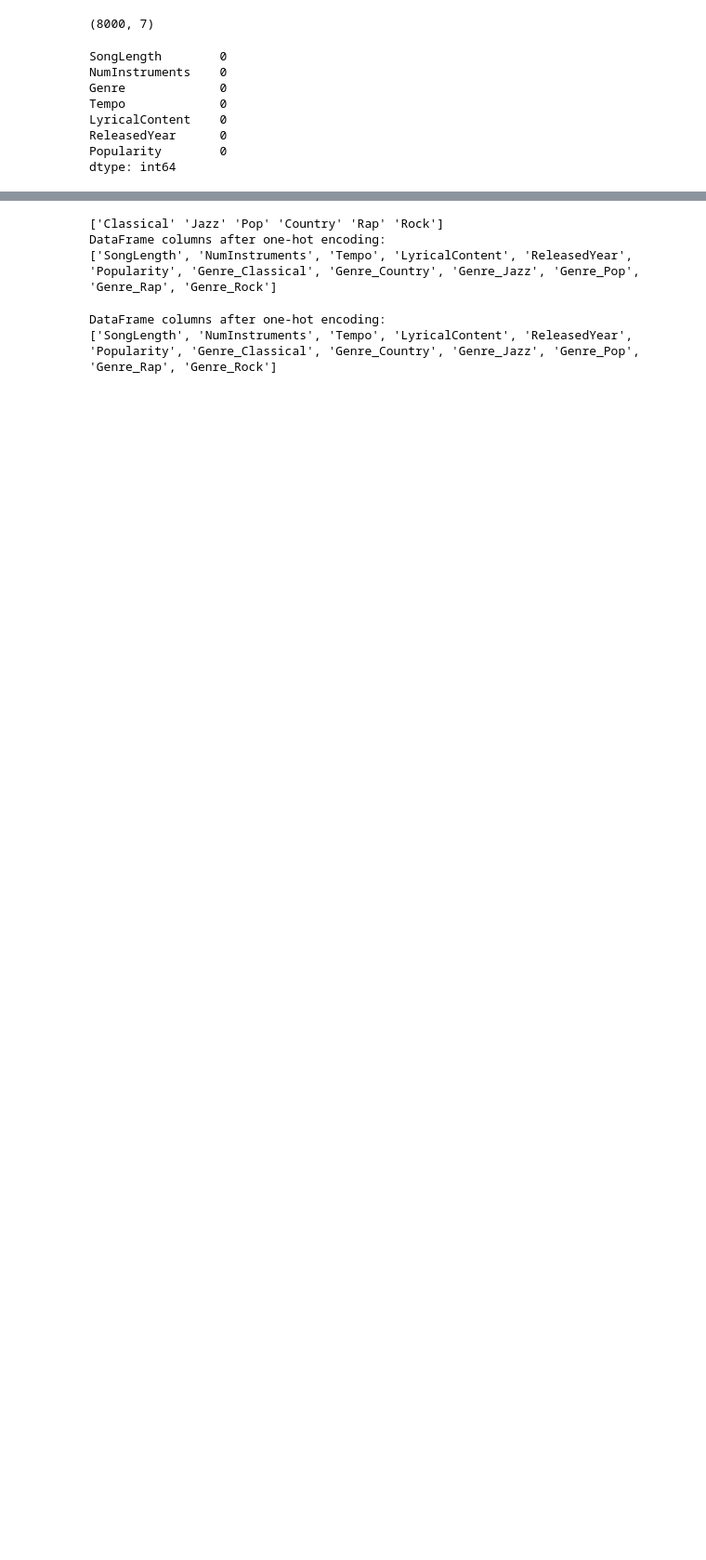
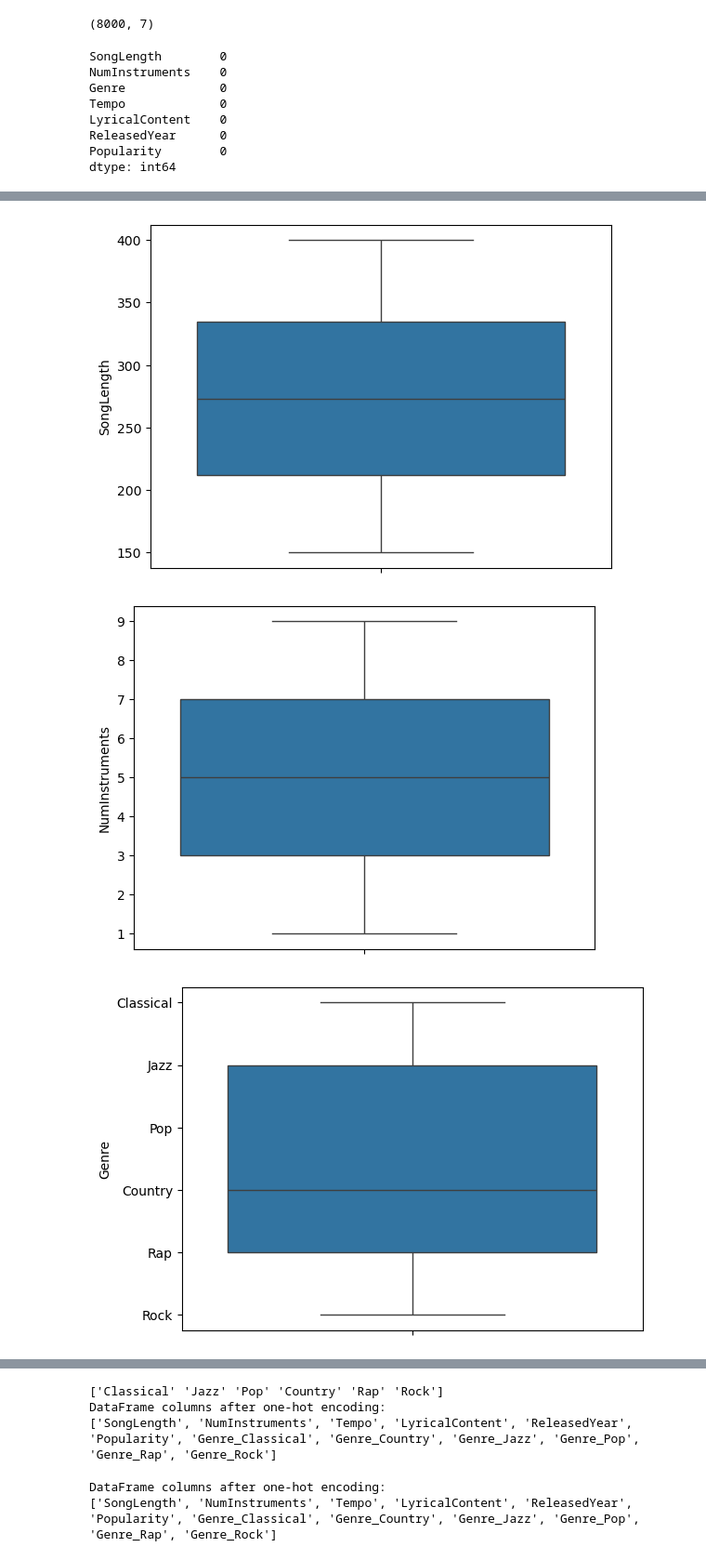
Before and after one commit to LeviAdamMiller/PopProphecies, a Jupyter notebook: pop_predictions.ipynb, the cells around one changed output, grey strips where cells are left out. Shown: that part at 93% size. Saved outputs shown, nothing was run; the diff lists cells and outputs as text; code cells hidden in the pictures; blank space fills up the shorter version.

```diff
--- a/pop_predictions.ipynb
+++ b/pop_predictions.ipynb
@@ -31,0 +37,25 @@ dtype: int64
+# %%
+sns.boxplot(data=df['SongLength'])
+plt.show()
+
+sns.boxplot(data=df['NumInstruments'])
+plt.show()
+
+sns.boxplot(data=df['Genre'])
+plt.show()
+
+sns.boxplot(data=df['Tempo'])
+plt.show()
+
+sns.boxplot(data=df['LyricalContent'])
+plt.show()
+
+sns.boxplot(data=df['ReleasedYear'])
+plt.show()
+
+sns.boxplot(data=df['Popularity'])
+plt.show()
+# %% [output]
+[figure, added]
+[figure, added]
+[figure, added]
```
Also changed, not shown: parts of 14 cells of this notebook, 1 other file.
